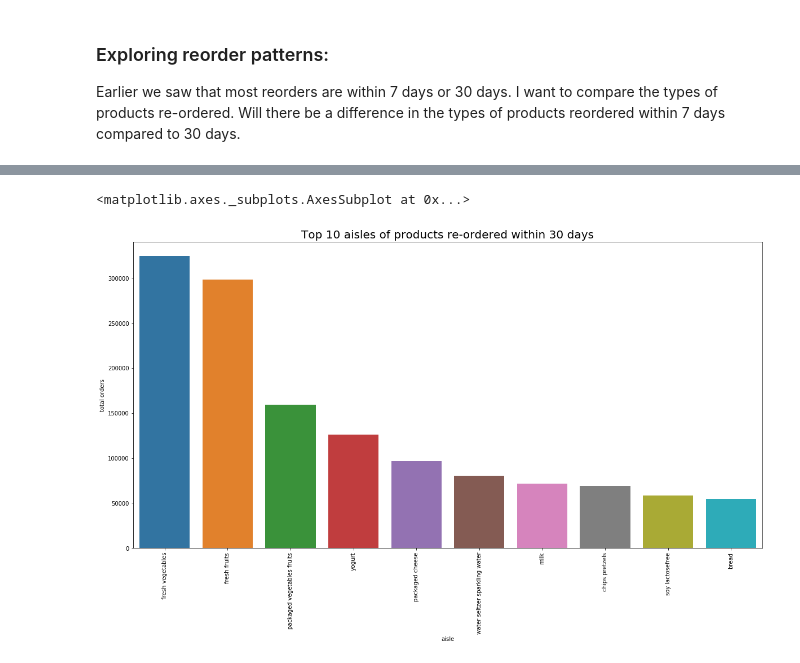
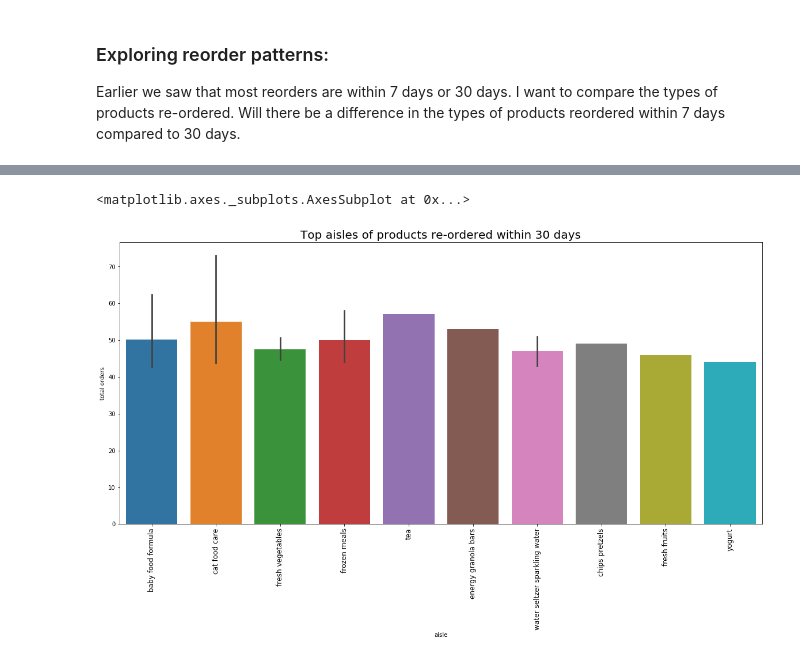
Before and after one commit to gemypham/Instacart-Market-Basket-Analysis, a Jupyter notebook: 2. Data Story .ipynb, the cells around one changed output, grey strips where cells are left out. Cells and saved outputs as stored; diff of their text form; code cells hidden in the pictures.

```diff
--- a/2. Data Story .ipynb
+++ b/2. Data Story .ipynb
@@ -122,0 +120,5 @@ bsr.head()
+# %%
+#Rename columns
+bsr.columns = ['days since prior order', 'aisle','user_id', 'total orders']
+bsr = bsr.sort_values(by='days since prior order', ascending=False)
+bsr.head()
@@ -123,12 +132,16 @@ bsr.head()
+# %%
+# ## Create Function 'Reorder' to explore re-order list of aisles by the number of reorder interval:
+
+def reorder(day):
+        bsr_day = bsr[bsr['days since prior order'] == day].sort_values(by='total orders', ascending = False)
+        plt.subplots(figsize=(20,9))
+        graph = sns.barplot(bsr_day.aisle.head(40),bsr_day['total orders'])
+        plt.xticks(rotation = 'vertical', fontsize=12)
+        plt.title('Top aisles of products re-ordered within ' + str(day) + ' days', fontsize=20)
+        return graph
 # %%
-##Looking at the 30 day re-order lists of aisles:
-bsr_30=bsr[bsr['days since prior order']==30].sort_values(by='total orders', ascending = False)
+####Looking at the 30 day interval: lists of aisles of products reordered:
+reorder(30)
+# %% [output]
+<matplotlib.axes._subplots.AxesSubplot at 0x...>
+[figure, added]
-# %%
-## Plot top 10 products reordered within the 30 day re-order interval
-plt.subplots(figsize=(20,10))
-plt.xticks(rotation = 'vertical')
-plt.title('Top 10 aisles of products re-ordered within 30 days', fontsize=20)
-sns.barplot(bsr_30.aisle.head(10), bsr_30['total orders'])
-# %% [output]
-<matplotlib.axes._subplots.AxesSubplot at 0x...>
-[figure, removed]
```
Also changed, not shown: parts of 8 cells of this notebook.
